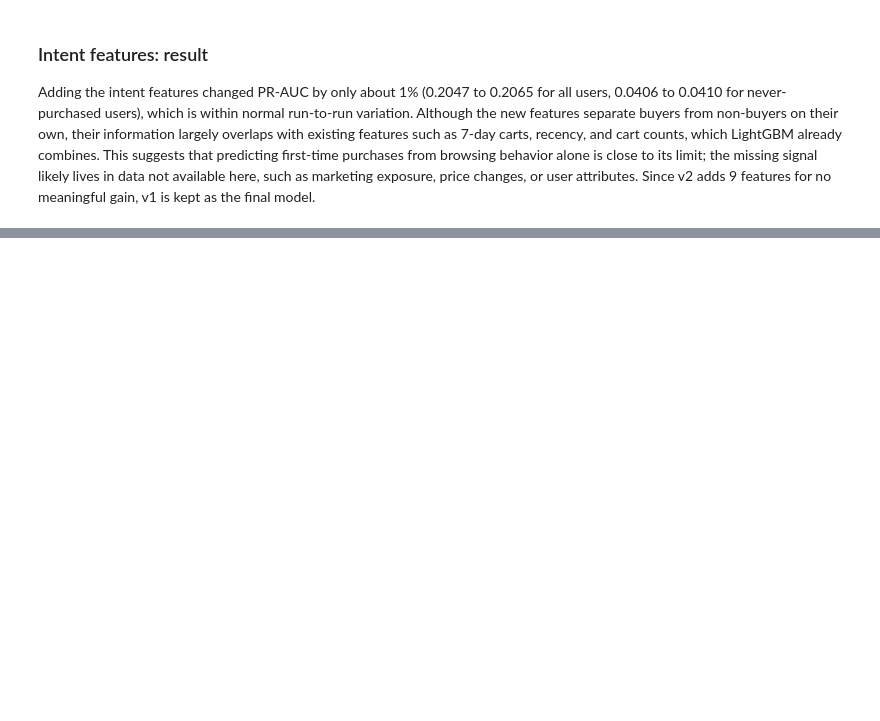
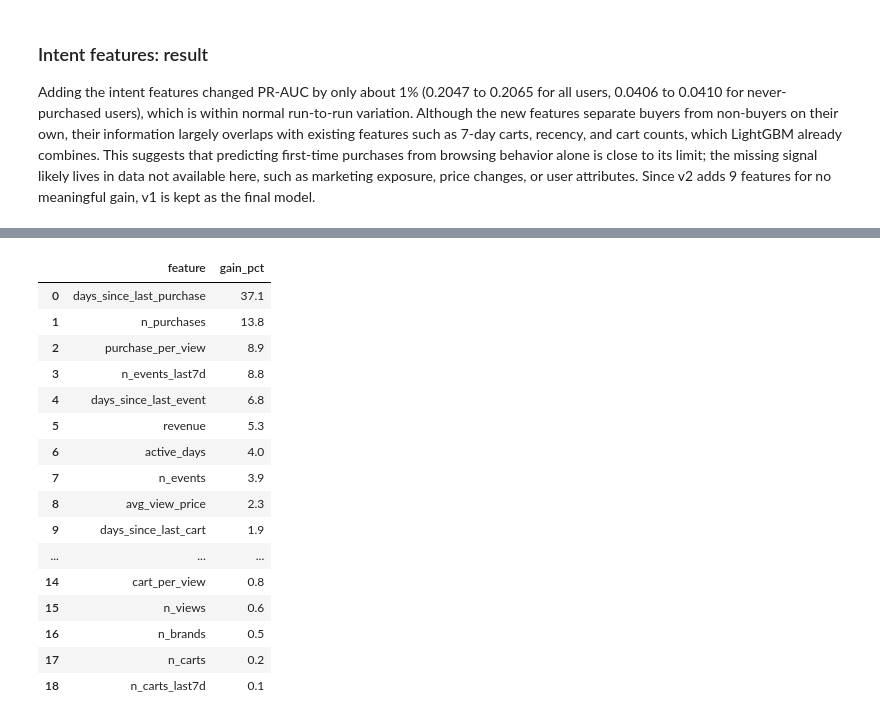
Before and after one commit to LindaZhao-neu/ecommerce-purchase-prediction, a Jupyter notebook: notebooks/purchase_prediction.ipynb, the cells around one changed output, grey strips where cells are left out. Drawn from its saved outputs; the diff is of its cells as text; code cells hidden in the pictures; blank space fills up the shorter version.

Commit message:
Add feature importance analysis

```diff
--- a/notebooks/purchase_prediction.ipynb
+++ b/notebooks/purchase_prediction.ipynb
@@ -853,0 +859,26 @@ Adding the intent features changed PR-AUC by only about 1% (0.2047 to 0.2065 for
+# %%
+# Gain importance: share of the model's total improvement attributed to each feature
+imp = pd.DataFrame({
+    'feature': features,
+    'gain': gbm.booster_.feature_importance(importance_type='gain'),
+})
+imp['gain_pct'] = (100 * imp['gain'] / imp['gain'].sum()).round(1)
+imp.sort_values('gain_pct', ascending=False)[['feature', 'gain_pct']].reset_index(drop=True)
+# %% [output]
+|  | feature | gain_pct |
+| 0 | days_since_last_purchase | 37.1 |
+| 1 | n_purchases | 13.8 |
+| 2 | purchase_per_view | 8.9 |
+| 3 | n_events_last7d | 8.8 |
+| 4 | days_since_last_event | 6.8 |
+| 5 | revenue | 5.3 |
+| 6 | active_days | 4.0 |
+| 7 | n_events | 3.9 |
+| 8 | avg_view_price | 2.3 |
+| 9 | days_since_last_cart | 1.9 |
+| ... | ... | ... |
+| 14 | cart_per_view | 0.8 |
+| 15 | n_views | 0.6 |
+| 16 | n_brands | 0.5 |
+| 17 | n_carts | 0.2 |
+| 18 | n_carts_last7d | 0.1 |
```
Also changed, not shown: parts of 3 cells of this notebook.
